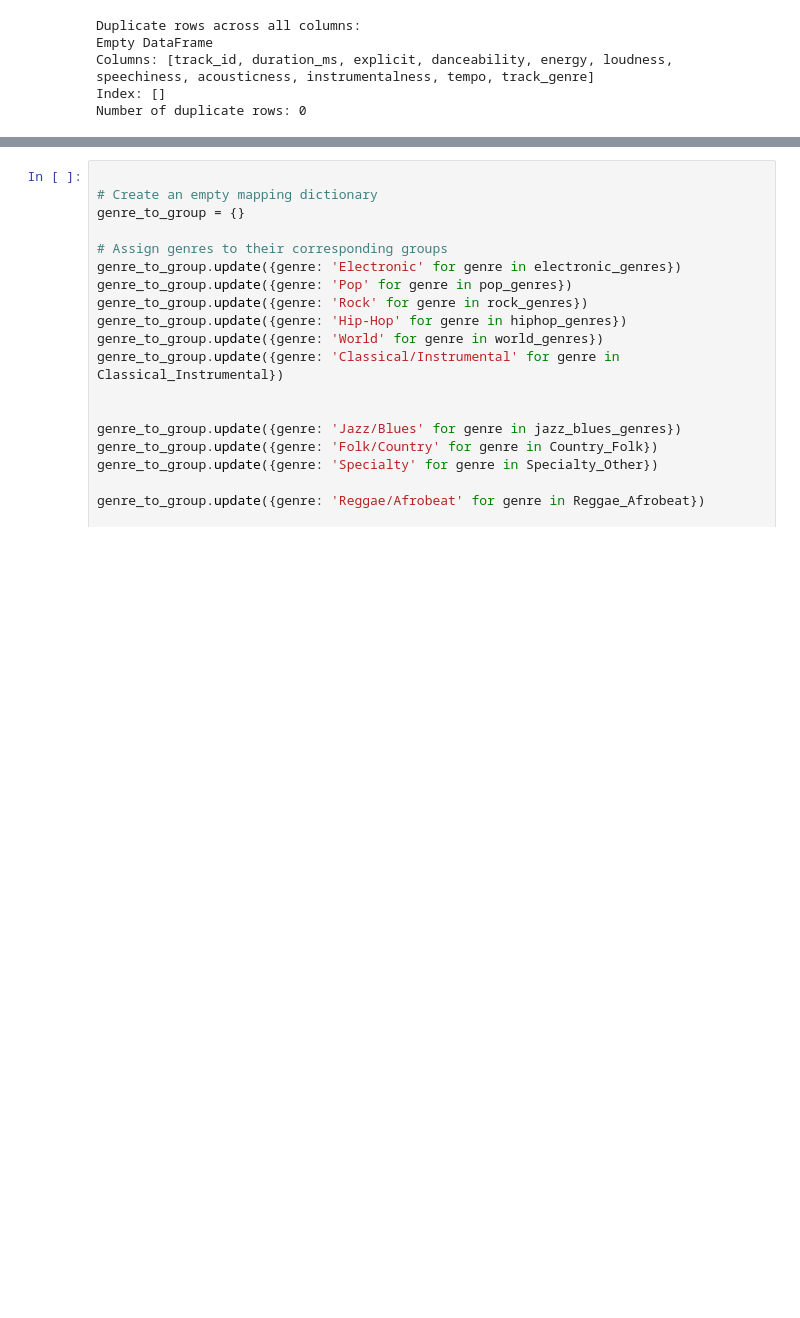
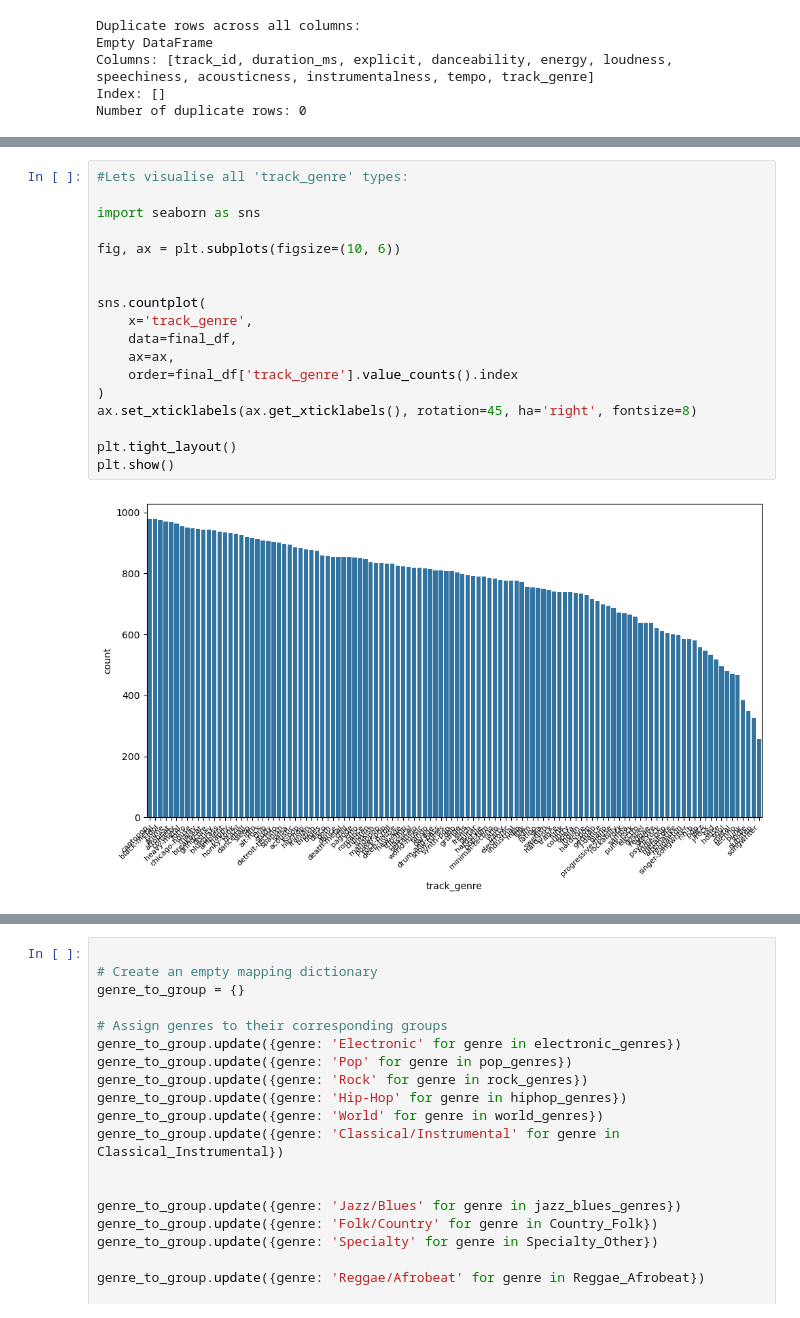
Before and after one commit to ortall0201/Spotify_Classification_genres, a Jupyter notebook: approach_B_notebook.ipynb/approach_B_notebook.ipynb, the cells around one changed output, grey strips where cells are left out. Cells and saved outputs as stored; diff of their text form; blank space fills up the shorter version.

```diff
--- a/approach_B_notebook.ipynb/approach_B_notebook.ipynb
+++ b/approach_B_notebook.ipynb/approach_B_notebook.ipynb
@@ -944,0 +850,20 @@ print(final_df['track_genre'].unique())
+# %%
+#Lets visualise all 'track_genre' types:
+
+import seaborn as sns
+
+fig, ax = plt.subplots(figsize=(10, 6))
+
+
+sns.countplot(
+    x='track_genre',
+    data=final_df,
+    ax=ax,
+    order=final_df['track_genre'].value_counts().index
+)
+ax.set_xticklabels(ax.get_xticklabels(), rotation=45, ha='right', fontsize=8)
+
+plt.tight_layout()
+plt.show()
+# %% [output]
+[figure, added]
```
Also changed, not shown: parts of 92 cells of this notebook.
